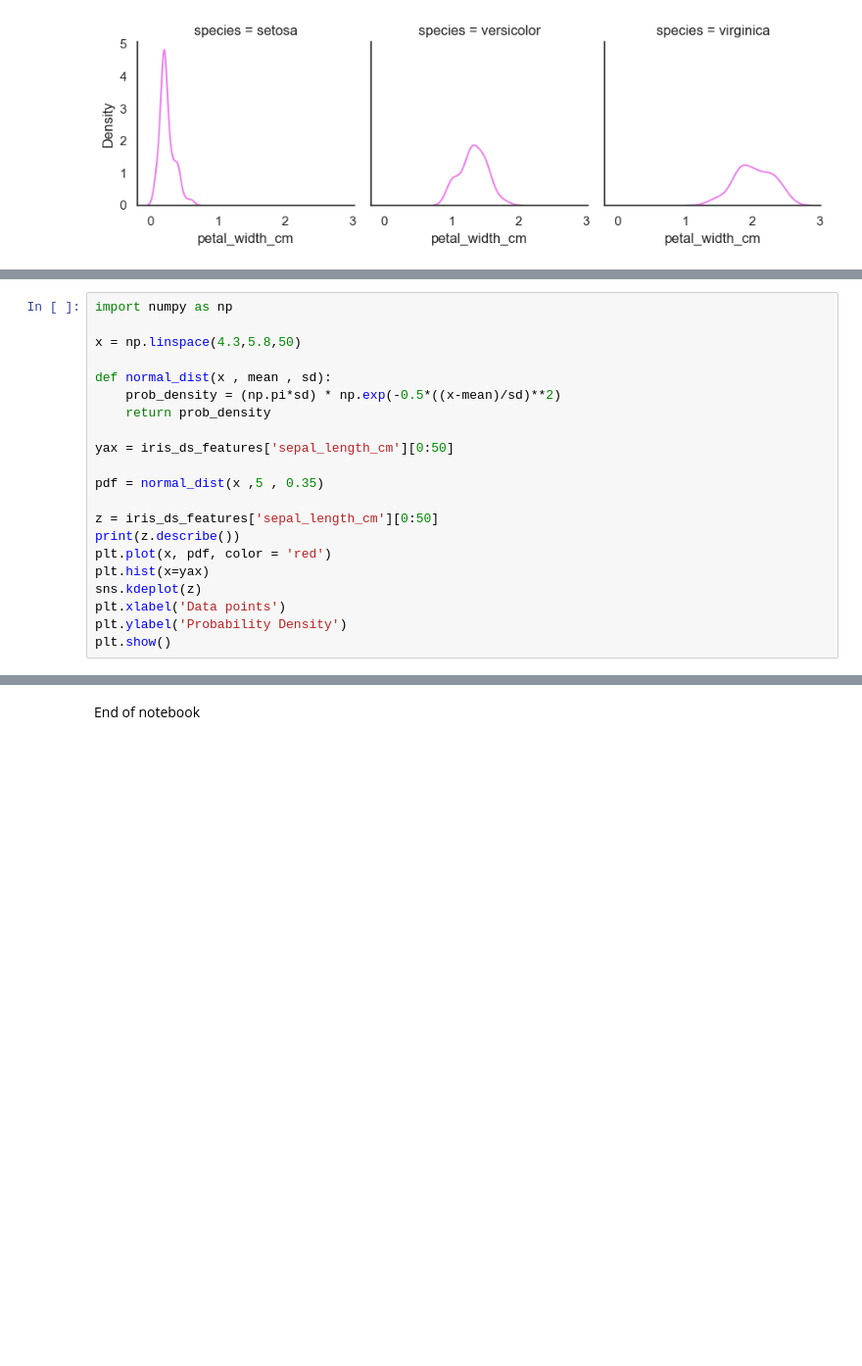
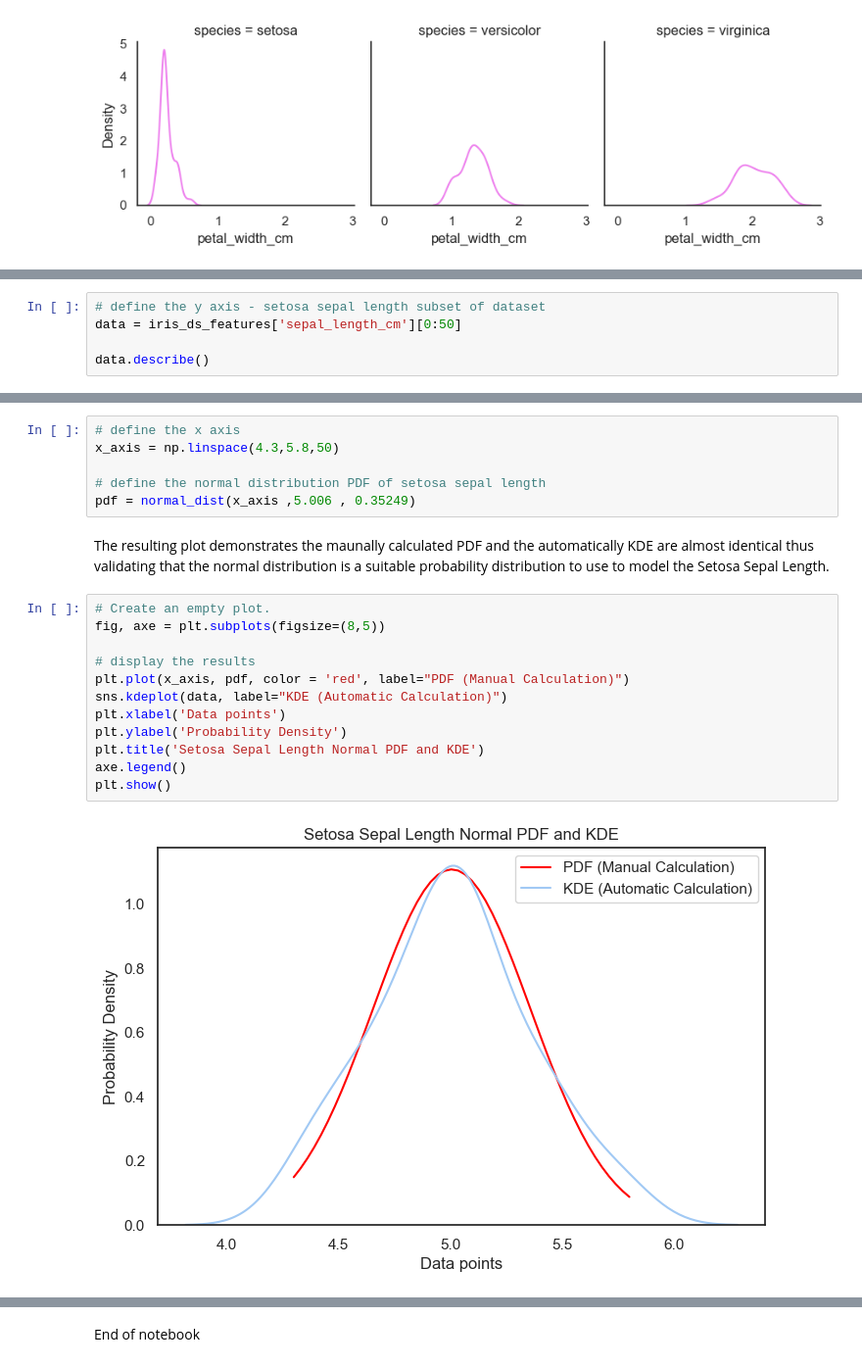
Before and after one commit to humphs078/data_analysis_fundamentals, a Jupyter notebook: project.ipynb, the cells around one changed output, grey strips where cells are left out. Shown at 98% size. Drawn from its saved outputs; the diff is of its cells as text; blank space fills up the shorter version.

Commit message:
Add section on probability fit to project notebook.

```diff
--- a/project.ipynb
+++ b/project.ipynb
@@ -364,21 +401,0 @@ All of the resulting KDE curves have a bell shape distribution. This shape equat
-# %%
-import numpy as np
-
-x = np.linspace(4.3,5.8,50)
-
-def normal_dist(x , mean , sd):
-    prob_density = (np.pi*sd) * np.exp(-0.5*((x-mean)/sd)**2)
-    return prob_density
-
-yax = iris_ds_features['sepal_length_cm'][0:50]
-
-pdf = normal_dist(x ,5 , 0.35)
-
-z = iris_ds_features['sepal_length_cm'][0:50]
-print(z.describe())
-plt.plot(x, pdf, color = 'red')
-plt.hist(x=yax)
-sns.kdeplot(z)
-plt.xlabel('Data points')
-plt.ylabel('Probability Density')
-plt.show()
@@ -395,0 +439,5 @@ Name: sepal_length_cm, dtype: float64
+# %%
+# define the y axis - setosa sepal length subset of dataset
+data = iris_ds_features['sepal_length_cm'][0:50]
+
+data.describe()
@@ -395,0 +454,22 @@ Name: sepal_length_cm, dtype: float64
+# %%
+# define the x axis
+x_axis = np.linspace(4.3,5.8,50)
+
+# define the normal distribution PDF of setosa sepal length
+pdf = normal_dist(x_axis ,5.006 , 0.35249)
+# %% [markdown]
+The resulting plot demonstrates the maunally calculated PDF and the automatically KDE are almost identical thus validating that the normal distribution is a suitable probability distribution to use to model the Setosa Sepal Length.
+# %%
+# Create an empty plot.
+fig, axe = plt.subplots(figsize=(8,5))
+
+# display the results
+plt.plot(x_axis, pdf, color = 'red', label="PDF (Manual Calculation)")
+sns.kdeplot(data, label="KDE (Automatic Calculation)")
+plt.xlabel('Data points')
+plt.ylabel('Probability Density')
+plt.title('Setosa Sepal Length Normal PDF and KDE')
+axe.legend()
+plt.show()
+# %% [output]
+[figure, added]
```
Also changed, not shown: parts of 47 cells of this notebook, 2 other files.
